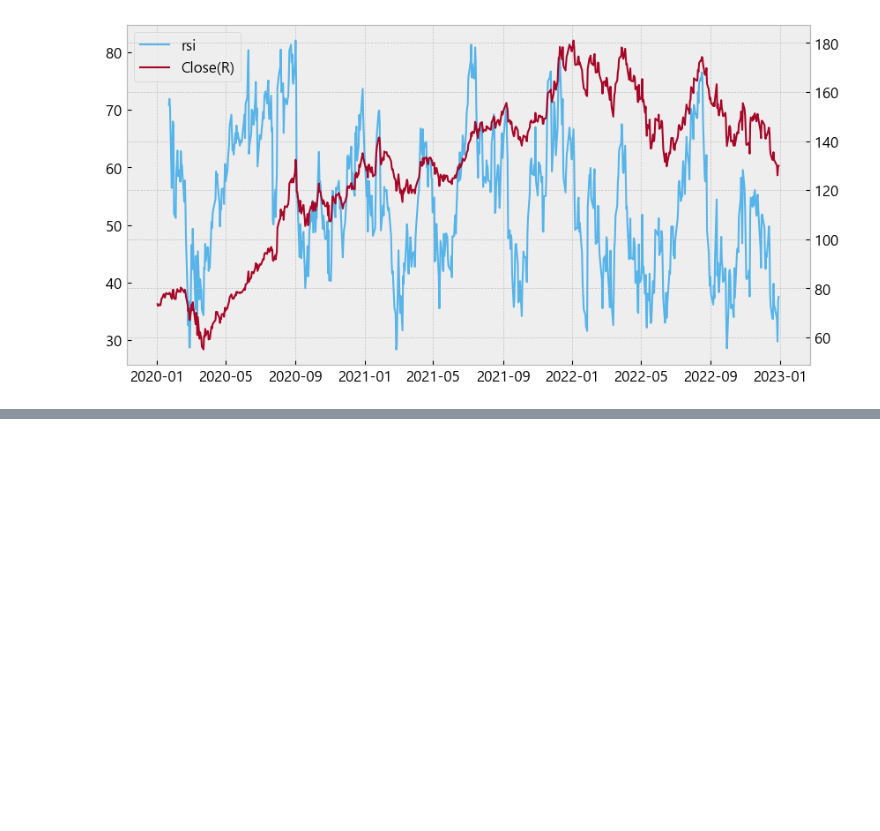
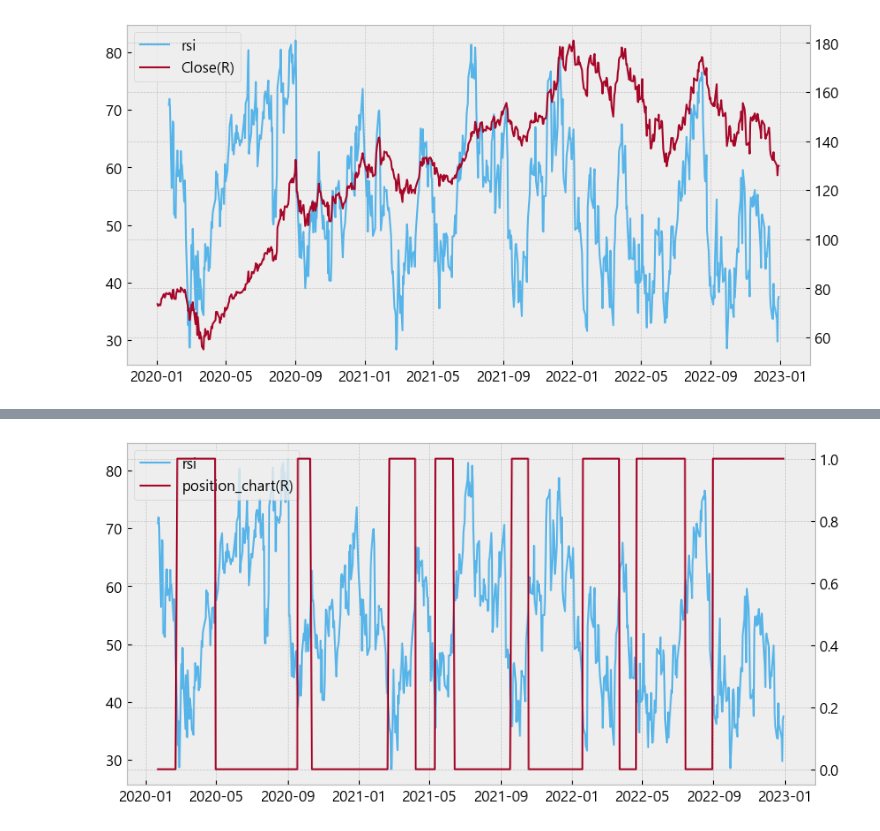
Before and after one commit to always-begin/quant, a Jupyter notebook: 00_basic.ipynb, the cells around one changed output, grey strips where cells are left out. Cells and saved outputs as stored; diff of their text form; code cells hidden in the pictures; blank space fills up the shorter version.

```diff
--- a/00_basic.ipynb
+++ b/00_basic.ipynb
@@ -138,0 +168,17 @@ def indicator_to_signal(df, factor, buy, sell) :
+# %%
+def set_position(df):
+    pos = 'position'
+    df[pos] = ''
+    df['position'].mask((df['trade'].shift(1)=='zero') & (df['trade']=='zero'), 'zz', inplace=True)
+    df['position'].mask((df['trade'].shift(1)=='zero') & (df['trade']=='buy'), 'zb', inplace=True)
+    df['position'].mask((df['trade'].shift(1)=='buy') & (df['trade']=='zero'), 'bz', inplace=True)
+    df['position'].mask((df['trade'].shift(1)=='buy') & (df['trade']=='buy'), 'bb', inplace=True)
+
+    df['position_chart'] = 0
+    df['position_chart'].mask(df['trade']=='buy', 1, inplace=True)
+    return df['position']
+# %%
+set_position(df_apple)
+fs.draw_chart(df_apple, left='rsi', right="position_chart")
+# %% [output]
+[figure, added]
```
Also changed, not shown: parts of 12 cells of this notebook.
